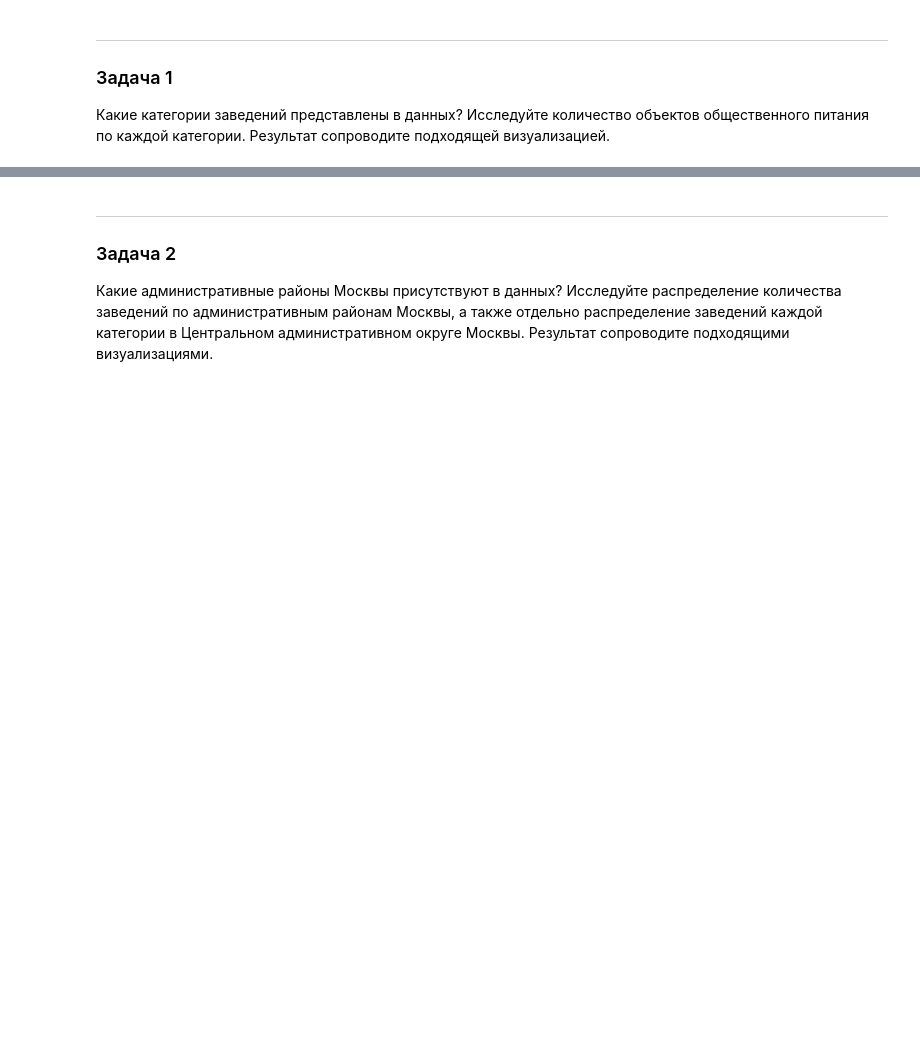
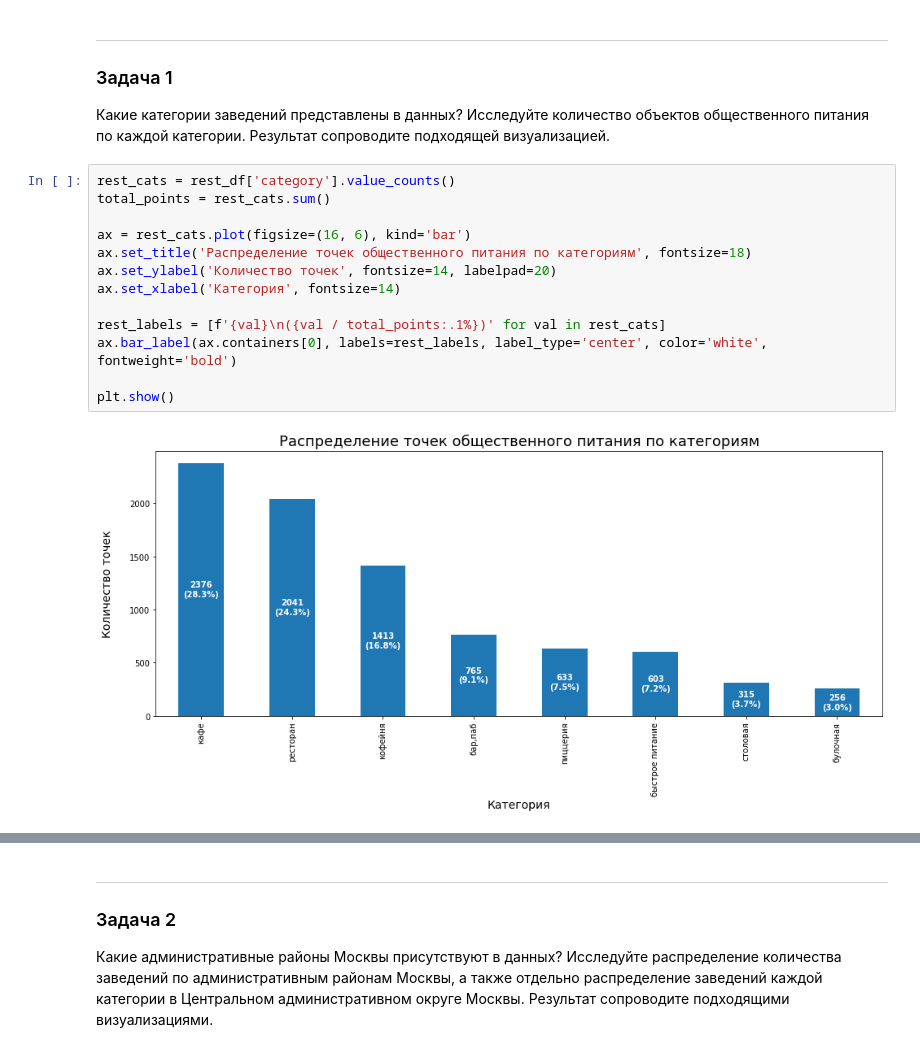
Before and after one commit to alexf2/yp_data_science_tasks, a Jupyter notebook: sprint7_pandas/sprint7_project_new.ipynb, the cells around one changed output, grey strips where cells are left out. Cells and saved outputs as stored; diff of their text form; blank space fills up the shorter version.

```diff
--- a/sprint7_pandas/sprint7_project_new.ipynb
+++ b/sprint7_pandas/sprint7_project_new.ipynb
@@ -780,3 +797,18 @@ print('Число строк ДО обработки:', rest_info_df_shape[0], '
 ### Задача 1
 
 Какие категории заведений представлены в данных? Исследуйте количество объектов общественного питания по каждой категории. Результат сопроводите подходящей визуализацией.
+# %%
+rest_cats = rest_df['category'].value_counts()
+total_points = rest_cats.sum()
+
+ax = rest_cats.plot(figsize=(16, 6), kind='bar')
+ax.set_title('Распределение точек общественного питания по категориям', fontsize=18)
+ax.set_ylabel('Количество точек', fontsize=14, labelpad=20)
+ax.set_xlabel('Категория', fontsize=14)
+
+rest_labels = [f'{val}\n({val / total_points:.1%})' for val in rest_cats]
+ax.bar_label(ax.containers[0], labels=rest_labels, label_type='center', color='white', fontweight='bold')
+
+plt.show()
+# %% [output]
+[figure, added]
```
Also changed, not shown: parts of 22 cells of this notebook.
